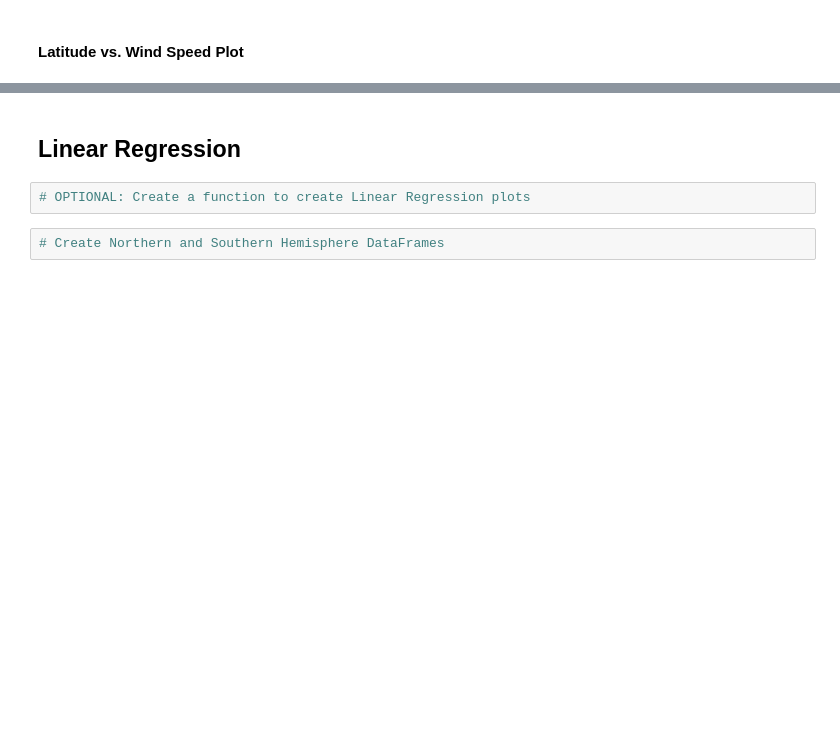
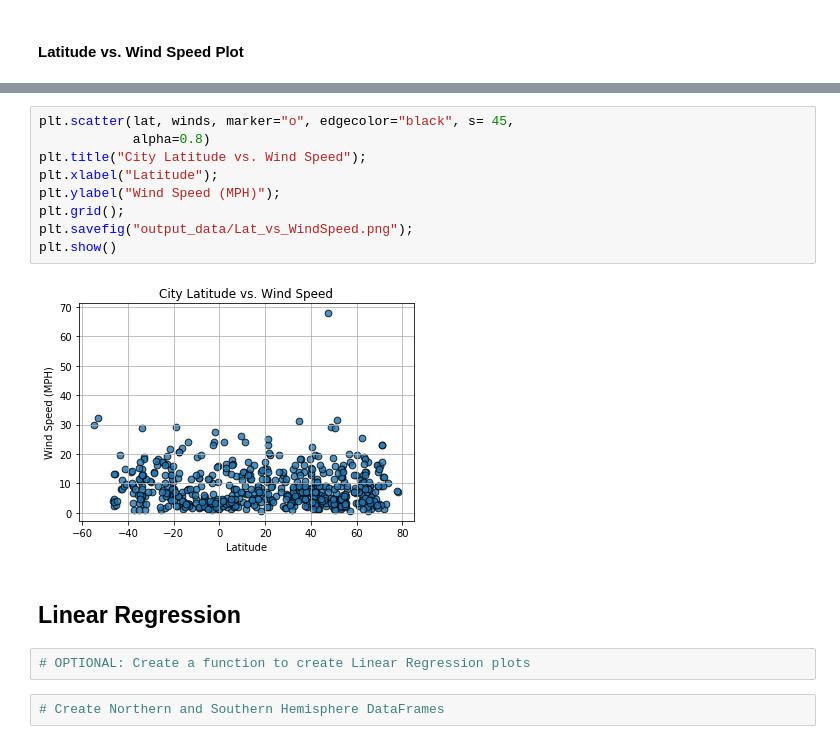
Before and after one commit to Davis1776/2020-01-python-api-challenge, a Jupyter notebook: WeatherPyMRD.ipynb, the cells around one changed output, grey strips where cells are left out. Drawn from its saved outputs; the diff is of its cells as text; blank space fills up the shorter version.

```diff
--- a/WeatherPyMRD.ipynb
+++ b/WeatherPyMRD.ipynb
@@ -118,3 +194,14 @@ dtype: int64
+# %%
+plt.scatter(lat, winds, marker="o", edgecolor="black", s= 45,
+            alpha=0.8)
+plt.title("City Latitude vs. Wind Speed");
+plt.xlabel("Latitude");
+plt.ylabel("Wind Speed (MPH)");
+plt.grid();
+plt.savefig("output_data/Lat_vs_WindSpeed.png");
+plt.show()
+# %% [output]
+[figure, added]
 # %% [markdown]
 ## Linear Regression
 # %%
```
Also changed, not shown: parts of 14 cells of this notebook, 6 other files.
